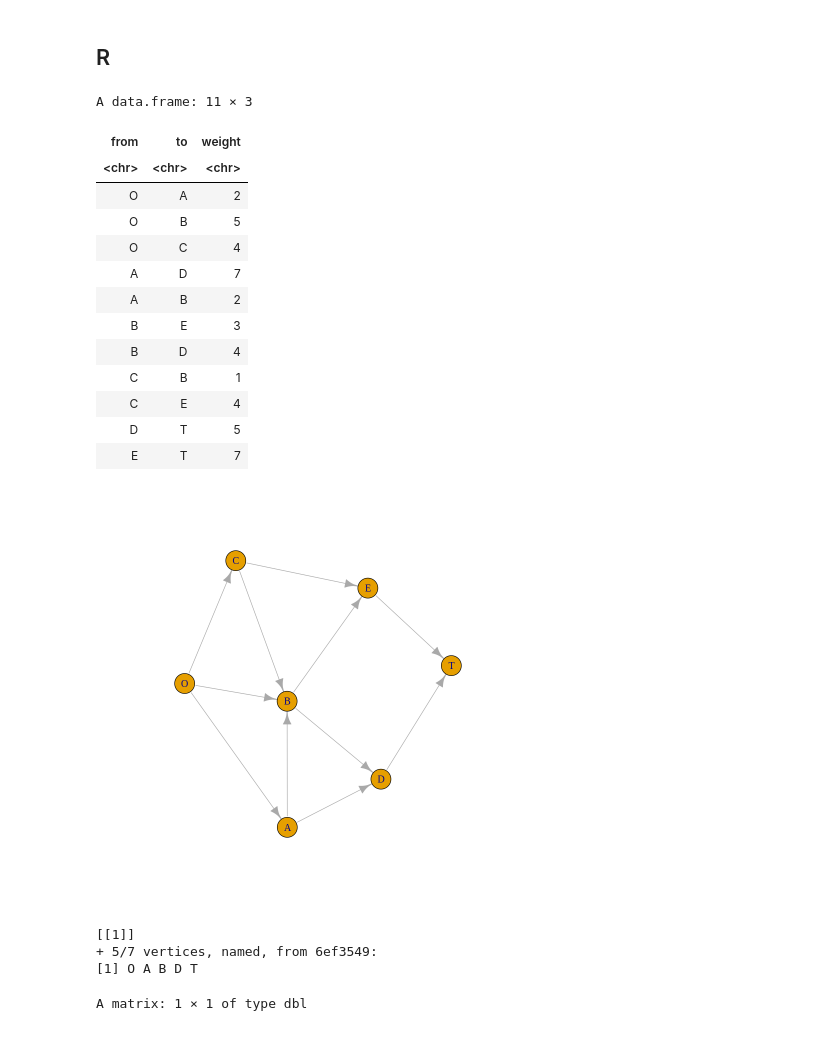
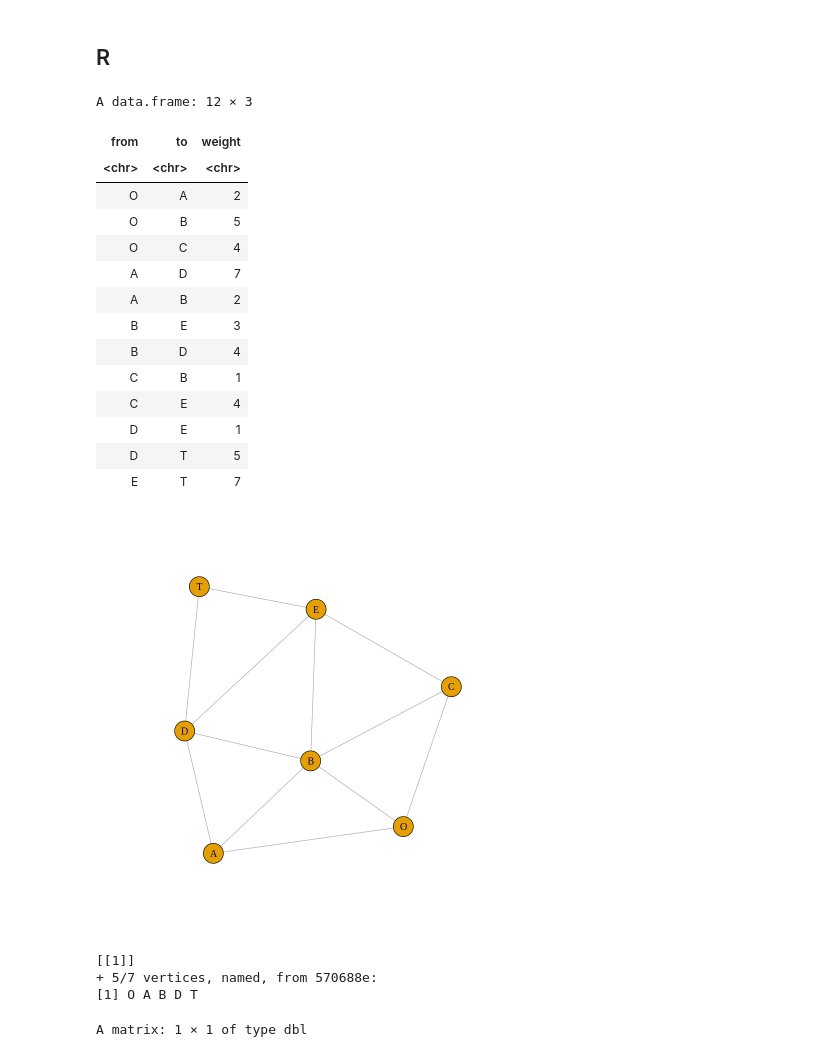
Before and after one commit to ctruciosm/ACA124, a Jupyter notebook: Problema_Caminho_Mais_Curto.ipynb, the cells around one changed output. Saved outputs shown, nothing was run; the diff lists cells and outputs as text; code cells hidden in the pictures.

```diff
--- a/Problema_Caminho_Mais_Curto.ipynb
+++ b/Problema_Caminho_Mais_Curto.ipynb
@@ -176,13 +193,14 @@ E = rbind(c("O", "A", 2),
           c("B", "D", 4),
           c("C", "B", 1),
           c("C", "E", 4),
+          c("D", "E", 1),
           c("D", "T", 5),
           c("E", "T", 7))
 colnames(E) = c("from", "to", "weight")  # "weight" é o único nome que deve aparecer exatamente como escrito aqui. Weights serao as distancias no nosso caso.
 rede = data.frame(E)
 rede
 # %% [output]
-A data.frame: 11 × 3
+A data.frame: 12 × 3
 | from | to | weight |
 | <chr> | <chr> | <chr> |
 | O | A | 2 |
@@ -194,19 +212,20 @@ A data.frame: 11 × 3
 | B | D | 4 |
 | C | B | 1 |
 | C | E | 4 |
+| D | E | 1 |
 | D | T | 5 |
 | E | T | 7 |
 # %%
-g = graph_from_data_frame(rede)
+g = graph_from_data_frame(rede, directed = FALSE)
 plot(g)
 # %% [output]
-[figure, old version]
+[figure, new version]
 # %%
 resultados = get.shortest.paths(g, from = V(g)["O"], to = V(g)["T"])
 resultados$vpath
 # %% [output]
 [[1]]
-+ 5/7 vertices, named, from 6ef3549:
++ 5/7 vertices, named, from 570688e:
 [1] O A B D T
 # %%
 distances(g, v = V(g)["O"], to = V(g)["T"])
```
Also changed, not shown: parts of 6 cells of this notebook.
